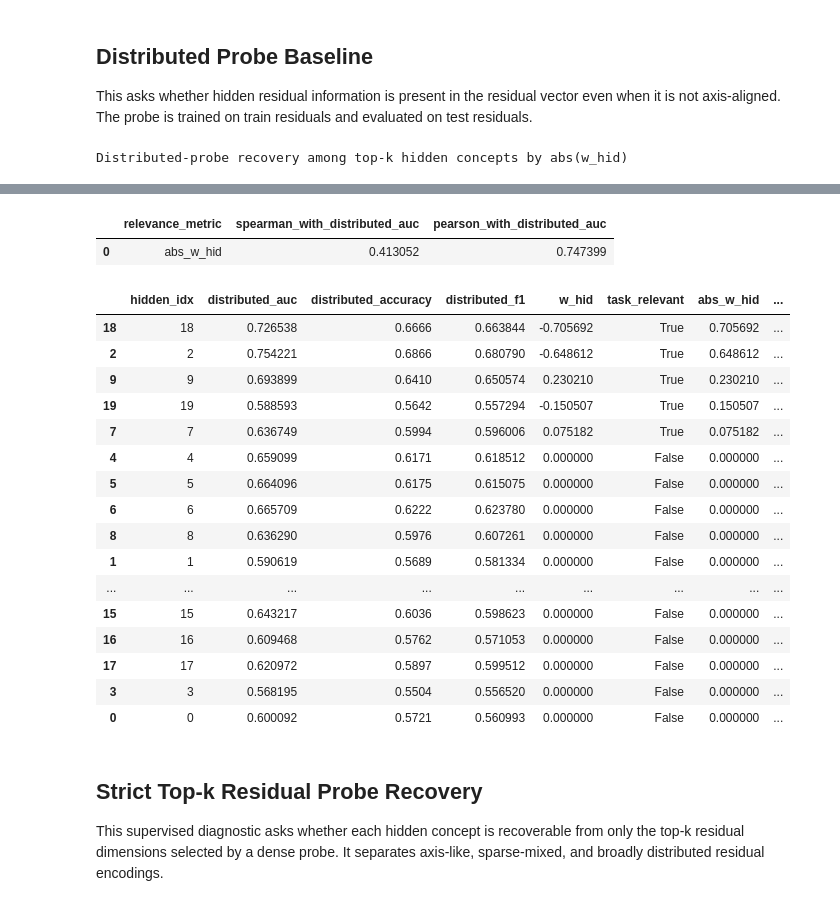
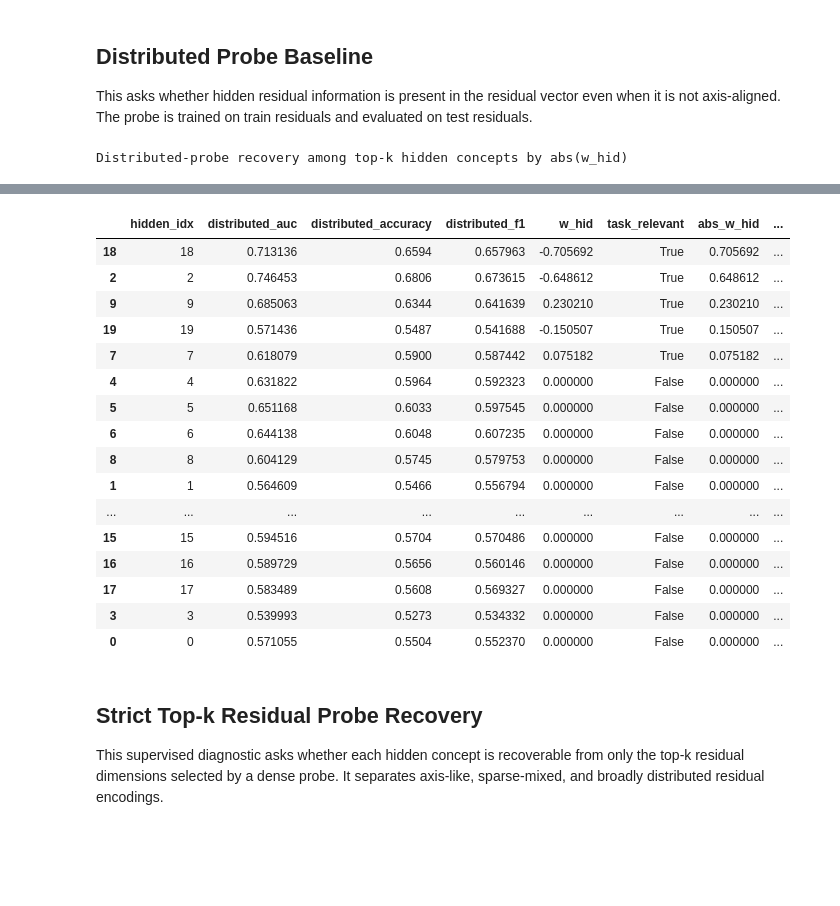
Before and after one commit to stephenmarcou/SCBM_implementation, a Jupyter notebook: residual_direct_baseline_checks.ipynb, the cells around one changed output, grey strips where cells are left out. Saved outputs shown, nothing was run; the diff lists cells and outputs as text; code cells hidden in the pictures; blank space fills up the shorter version.

Commit message:
fixed mistake that we saved only residuals mu in c_res_mu

```diff
--- a/residual_direct_baseline_checks.ipynb
+++ b/residual_direct_baseline_checks.ipynb
@@ -78,13 +78,16 @@ The default below points at the hard synthetic run from the current analysis.
 # )
 
 
+# EXPERIMENT_PATH = Path("experiments/scbm_residual/synthetic_res_scbm/hard/"
+#                        "alpha_0.5_beta_2.0_rho_cr0.0_rho_cc0.0_rho_rr0.5_hard_hid20_R20_hidden_strong_rrcorr05_200_epochs_2026-06-10_13-13-13_9c899"
+# )
+
 EXPERIMENT_PATH = Path("experiments/scbm_residual/synthetic_res_scbm/hard/"
-                       "alpha_0.5_beta_2.0_rho_cr0.0_rho_cc0.0_rho_rr0.5_hard_hid20_R20_hidden_strong_rrcorr05_200_epochs_2026-06-10_13-13-13_9c899"
+                       "alpha_0.5_beta_2.0_rho_cr0.0_rho_cc0.0_rho_rr0.5_hard_hid20_R20_hidden_strong_rrcorr05_200_epochs_save_c_res_2026-06-10_16-22-14_09b78"
 )
 
 
-
-
+CONCEPT_RESIDUAL_CHANNEL = True
 
 
 
@@ -477,16 +610,24 @@ DATA_PATH = infer_data_path(EXPERIMENT_PATH)
 print("Experiment:", EXPERIMENT_PATH)
 print("Data path:", DATA_PATH)
 
-splits = {split: load_split(EXPERIMENT_PATH, DATA_PATH, split) for split in ["train", "val", "test"]}
+
+num_concepts, num_residuals, _,_ = get_dim_data_and_model(EXPERIMENT_PATH)
+
+if CONCEPT_RESIDUAL_CHANNEL:
+    splits = {split: load_split(EXPERIMENT_PATH, DATA_PATH, split, num_concepts=num_concepts, num_residuals=num_residuals)
+              for split in ["train", "val", "test"]}
+
+else:
+    splits = {split: load_split(EXPERIMENT_PATH, DATA_PATH, split) for split in ["train", "val", "test"]}
 
 for split, data in splits.items():
     print(f"{split}")
     for key in ["res_mu", "residual_probs", "residual_sample_mean", "hidden_residuals", "hidden_residual_signal", "concepts", "y"]:
         print(f"  {key:24s} {tuple(data[key].shape)}")
 
-w_hid = splits["train"]["w_hid"]
+
 relevant_hidden = torch.where(w_hid.abs() > 1e-8)[0].tolist()
-print("w_hid:", w_hid)
+
 
 print("Task-relevant hidden residual indices:", relevant_hidden)
 # %% [output]
@@ -805,14 +1025,10 @@ probe_recovery_eval = add_task_relevance(probe_eval, splits["test"]["w_hid"])
 #probe_recovery_eval = attach_relevance(probe_eval, relevance)
 
 print("Distributed-probe recovery among top-k hidden concepts by abs(w_hid)")
+# This gives the mean auc for top k hidden residuals ranked by abs(w_hid)
 display(summarize_recovery_by_relevance(probe_recovery_eval, "distributed_auc", "abs_w_hid"))
 
-corr_rows = [{
-    "relevance_metric": "abs_w_hid",
-    "spearman_with_distributed_auc": probe_recovery_eval[["abs_w_hid", "distributed_auc"]].corr(method="spearman").iloc[0, 1],
-    "pearson_with_distributed_auc": probe_recovery_eval[["abs_w_hid", "distributed_auc"]].corr(method="pearson").iloc[0, 1],
-}]
-display(pd.DataFrame(corr_rows))
+
 
 probe_recovery_eval.sort_values("rank_abs_w")
 # %% [output]
@@ -825,22 +1041,20 @@ Distributed-probe recovery among top-k hidden concepts by abs(w_hid)
-|  | relevance_metric | spearman_with_distributed_auc | pearson_with_distributed_auc |
-| 0 | abs_w_hid | 0.413052 | 0.747399 |
+|  | hidden_idx | distributed_auc | distributed_accuracy | distributed_f1 | w_hid | task_relevant | abs_w_hid | ... |
+| 18 | 18 | 0.713136 | 0.6594 | 0.657963 | -0.705692 | True | 0.705692 | ... |
+| 2 | 2 | 0.746453 | 0.6806 | 0.673615 | -0.648612 | True | 0.648612 | ... |
+| 9 | 9 | 0.685063 | 0.6344 | 0.641639 | 0.230210 | True | 0.230210 | ... |
+| 19 | 19 | 0.571436 | 0.5487 | 0.541688 | -0.150507 | True | 0.150507 | ... |
+| 7 | 7 | 0.618079 | 0.5900 | 0.587442 | 0.075182 | True | 0.075182 | ... |
+| 4 | 4 | 0.631822 | 0.5964 | 0.592323 | 0.000000 | False | 0.000000 | ... |
+| 5 | 5 | 0.651168 | 0.6033 | 0.597545 | 0.000000 | False | 0.000000 | ... |
+| 6 | 6 | 0.644138 | 0.6048 | 0.607235 | 0.000000 | False | 0.000000 | ... |
+| 8 | 8 | 0.604129 | 0.5745 | 0.579753 | 0.000000 | False | 0.000000 | ... |
+| 1 | 1 | 0.564609 | 0.5466 | 0.556794 | 0.000000 | False | 0.000000 | ... |
+| ... | ... | ... | ... | ... | ... | ... | ... | ... |
+| 15 | 15 | 0.594516 | 0.5704 | 0.570486 | 0.000000 | False | 0.000000 | ... |
+| 16 | 16 | 0.589729 | 0.5656 | 0.560146 | 0.000000 | False | 0.000000 | ... |
+| 17 | 17 | 0.583489 | 0.5608 | 0.569327 | 0.000000 | False | 0.000000 | ... |
+| 3 | 3 | 0.539993 | 0.5273 | 0.534332 | 0.000000 | False | 0.000000 | ... |
+| 0 | 0 | 0.571055 | 0.5504 | 0.552370 | 0.000000 | False | 0.000000 | ... |
-|  | hidden_idx | distributed_auc | distributed_accuracy | distributed_f1 | w_hid | task_relevant | abs_w_hid | ... |
-| 18 | 18 | 0.726538 | 0.6666 | 0.663844 | -0.705692 | True | 0.705692 | ... |
-| 2 | 2 | 0.754221 | 0.6866 | 0.680790 | -0.648612 | True | 0.648612 | ... |
-| 9 | 9 | 0.693899 | 0.6410 | 0.650574 | 0.230210 | True | 0.230210 | ... |
-| 19 | 19 | 0.588593 | 0.5642 | 0.557294 | -0.150507 | True | 0.150507 | ... |
-| 7 | 7 | 0.636749 | 0.5994 | 0.596006 | 0.075182 | True | 0.075182 | ... |
-| 4 | 4 | 0.659099 | 0.6171 | 0.618512 | 0.000000 | False | 0.000000 | ... |
-| 5 | 5 | 0.664096 | 0.6175 | 0.615075 | 0.000000 | False | 0.000000 | ... |
-| 6 | 6 | 0.665709 | 0.6222 | 0.623780 | 0.000000 | False | 0.000000 | ... |
-| 8 | 8 | 0.636290 | 0.5976 | 0.607261 | 0.000000 | False | 0.000000 | ... |
-| 1 | 1 | 0.590619 | 0.5689 | 0.581334 | 0.000000 | False | 0.000000 | ... |
-| ... | ... | ... | ... | ... | ... | ... | ... | ... |
-| 15 | 15 | 0.643217 | 0.6036 | 0.598623 | 0.000000 | False | 0.000000 | ... |
-| 16 | 16 | 0.609468 | 0.5762 | 0.571053 | 0.000000 | False | 0.000000 | ... |
-| 17 | 17 | 0.620972 | 0.5897 | 0.599512 | 0.000000 | False | 0.000000 | ... |
-| 3 | 3 | 0.568195 | 0.5504 | 0.556520 | 0.000000 | False | 0.000000 | ... |
-| 0 | 0 | 0.600092 | 0.5721 | 0.560993 | 0.000000 | False | 0.000000 | ... |
 # %% [markdown]
 ## Strict Top-k Residual Probe Recovery
 
```
Also changed, not shown: parts of 21 cells of this notebook, 1 other file.
